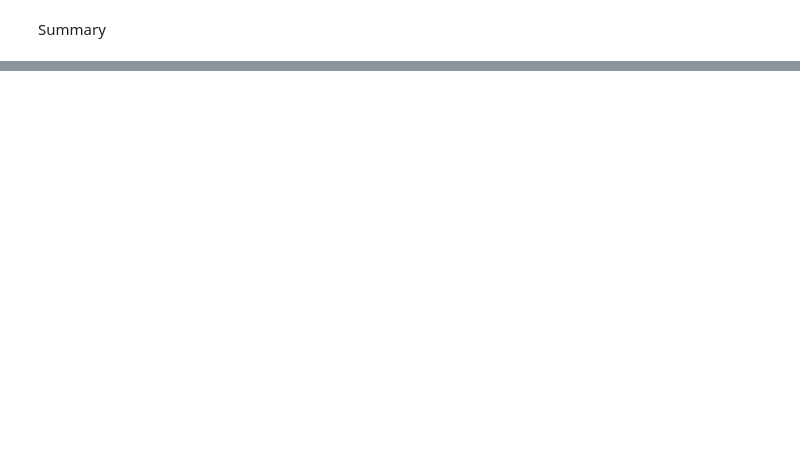
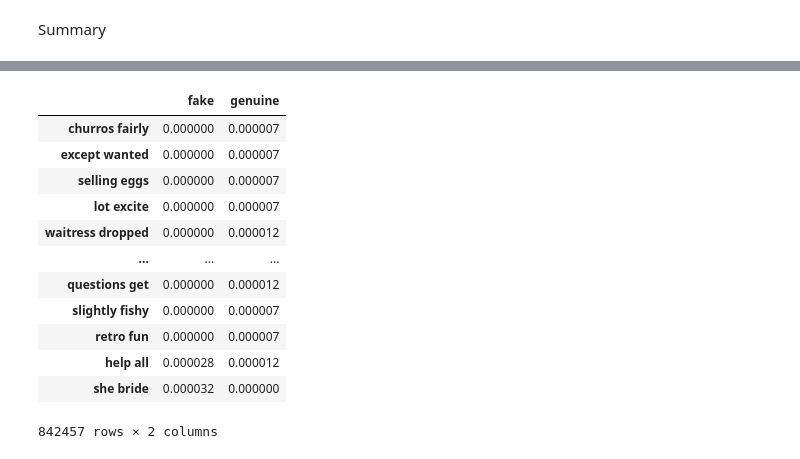
Before and after one commit to Amstelz/fake-review-detection, a Jupyter notebook: Code/separate_class.ipynb, the cells around one changed output, grey strips where cells are left out. Drawn from its saved outputs; the diff is of its cells as text; code cells hidden in the pictures; blank space fills up the shorter version.

Commit message:
n-gram

```diff
--- a/Code/separate_class.ipynb
+++ b/Code/separate_class.ipynb
@@ -441,3 +441,29 @@ TF-IDF Approch
+# %%
+def tfid(bagOfWordsA, bagOfWordsB, ngram: int=1):
+    uniqueWords = set(bagOfWordsA).union(set(bagOfWordsB))
+
+    numOfWordsA = dict.fromkeys(uniqueWords, 0)
+    for word in bagOfWordsA:
+        numOfWordsA[word] += 1
+    numOfWordsB = dict.fromkeys(uniqueWords, 0)
+    for word in bagOfWordsB:
+        numOfWordsB[word] += 1
+
+    tfA = calculate.computeTF(numOfWordsA, bagOfWordsA)
+    tfB = calculate.computeTF(numOfWordsB, bagOfWordsB)
+
+    idfs = calculate.computeIDF(uniqueWords, all_df, 'reviewContent', ngram=ngram)
+
+    # with open("../Data/tfidf/idfs.json", "r") as json_file:
+    #     idfs = json.load(json_file)
+
+    tfidfA = calculate.computeTFIDF(tfA, idfs)
+    tfidfB = calculate.computeTFIDF(tfB, idfs)
+    df = pd.DataFrame([tfidfA, tfidfB])
+    df.index = ['fake', 'genuine']
+    tfidf = df.T
+
+    return tfidf, tfA, tfB, idfs
 # %%
 bagOfWordsA = re.findall(r'\b[A-Za-z][a-z]{2,9}\b',  text_string_fake)
 bagOfWordsB = re.findall(r'\b[A-Za-z][a-z]{2,9}\b',  text_string_genuine)
@@ -602,0 +536,10 @@ delta_words_dict
+# %%
+def generate_N_grams_form_bagOfWords(bagOfWords, ngram=1):
+  temp = zip(*[bagOfWords[i:] for i in range(0,ngram)])
+  ans = [' '.join(ngram) for ngram in temp]
+  return ans
+# %%
+nBagOfWordsA = generate_N_grams_form_bagOfWords(bagOfWordsA, 2)
+nBagOfWordsB = generate_N_grams_form_bagOfWords(bagOfWordsB, 2)
+
+nTfidf, nTfA, nTfB, nIdfs = tfid(nBagOfWordsA, nBagOfWordsB, ngram=2)
@@ -602,0 +566,16 @@ delta_words_dict
+# %%
+nTfidf
+# %% [output]
+|  | fake | genuine |
+| churros fairly | 0.000000 | 0.000007 |
+| except wanted | 0.000000 | 0.000007 |
+| selling eggs | 0.000000 | 0.000007 |
+| lot excite | 0.000000 | 0.000007 |
+| waitress dropped | 0.000000 | 0.000012 |
+| ... | ... | ... |
+| questions get | 0.000000 | 0.000012 |
+| slightly fishy | 0.000000 | 0.000007 |
+| retro fun | 0.000000 | 0.000007 |
+| help all | 0.000028 | 0.000012 |
+| she bride | 0.000032 | 0.000000 |
+842457 rows × 2 columns
```
Also changed, not shown: parts of 24 cells of this notebook, 2 other files.
